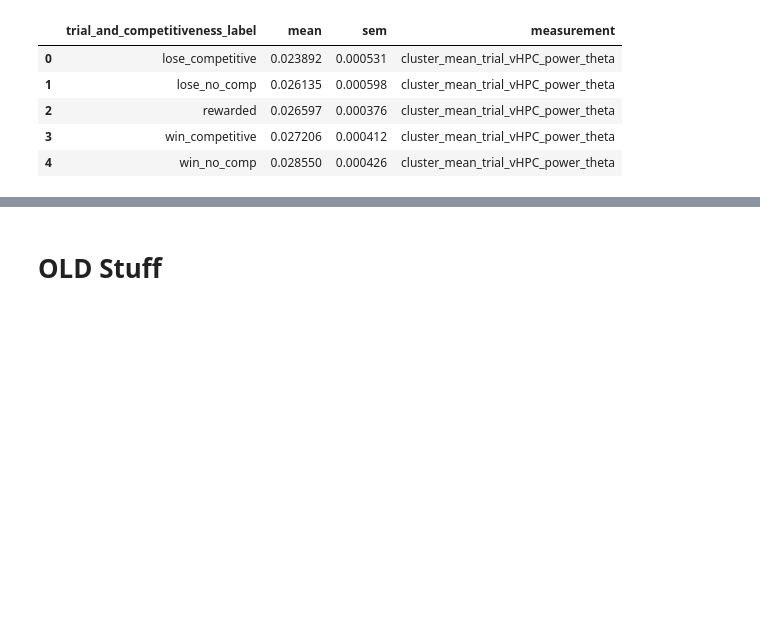
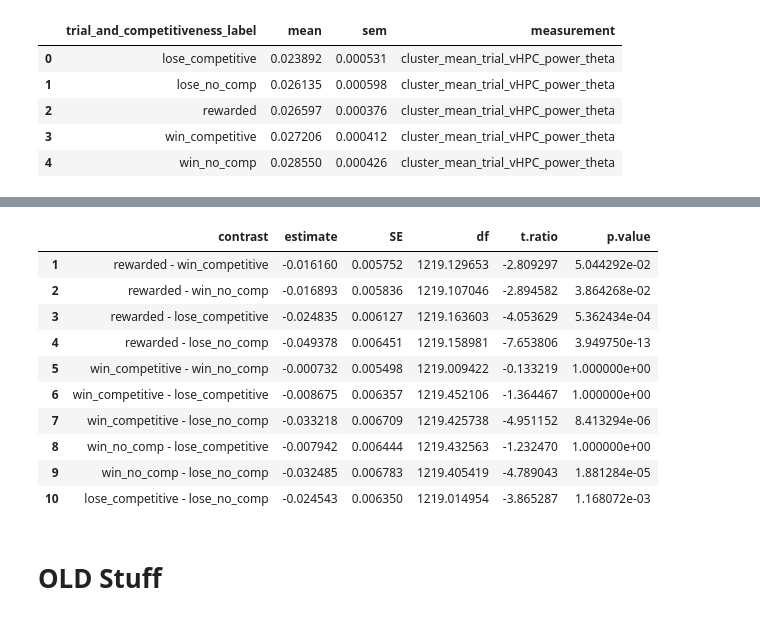
Before and after one commit to padillacoreanolab/reward_comp_ext, a Jupyter notebook: results/2024_06_16_spectral_preprocessing/12_rce3_cluster_parsing_combined_comp.ipynb, the cells around one changed output, grey strips where cells are left out. Drawn from its saved outputs; the diff is of its cells as text; code cells hidden in the pictures; blank space fills up the shorter version.

```diff
--- a/results/2024_06_16_spectral_preprocessing/12_rce3_cluster_parsing_combined_comp.ipynb
+++ b/results/2024_06_16_spectral_preprocessing/12_rce3_cluster_parsing_combined_comp.ipynb
@@ -1401,3 +1468,17 @@ merged_df
+# %%
+all_significance_csv[0]
+# %% [output]
+|  | contrast | estimate | SE | df | t.ratio | p.value |
+| 1 | rewarded - win_competitive | -0.016160 | 0.005752 | 1219.129653 | -2.809297 | 5.044292e-02 |
+| 2 | rewarded - win_no_comp | -0.016893 | 0.005836 | 1219.107046 | -2.894582 | 3.864268e-02 |
+| 3 | rewarded - lose_competitive | -0.024835 | 0.006127 | 1219.163603 | -4.053629 | 5.362434e-04 |
+| 4 | rewarded - lose_no_comp | -0.049378 | 0.006451 | 1219.158981 | -7.653806 | 3.949750e-13 |
+| 5 | win_competitive - win_no_comp | -0.000732 | 0.005498 | 1219.009422 | -0.133219 | 1.000000e+00 |
+| 6 | win_competitive - lose_competitive | -0.008675 | 0.006357 | 1219.452106 | -1.364467 | 1.000000e+00 |
+| 7 | win_competitive - lose_no_comp | -0.033218 | 0.006709 | 1219.425738 | -4.951152 | 8.413294e-06 |
+| 8 | win_no_comp - lose_competitive | -0.007942 | 0.006444 | 1219.432563 | -1.232470 | 1.000000e+00 |
+| 9 | win_no_comp - lose_no_comp | -0.032485 | 0.006783 | 1219.405419 | -4.789043 | 1.881284e-05 |
+| 10 | lose_competitive - lose_no_comp | -0.024543 | 0.006350 | 1219.014954 | -3.865287 | 1.168072e-03 |
 # %% [markdown]
 # OLD Stuff
 # %%
```
Also changed, not shown: parts of 10 cells of this notebook.
